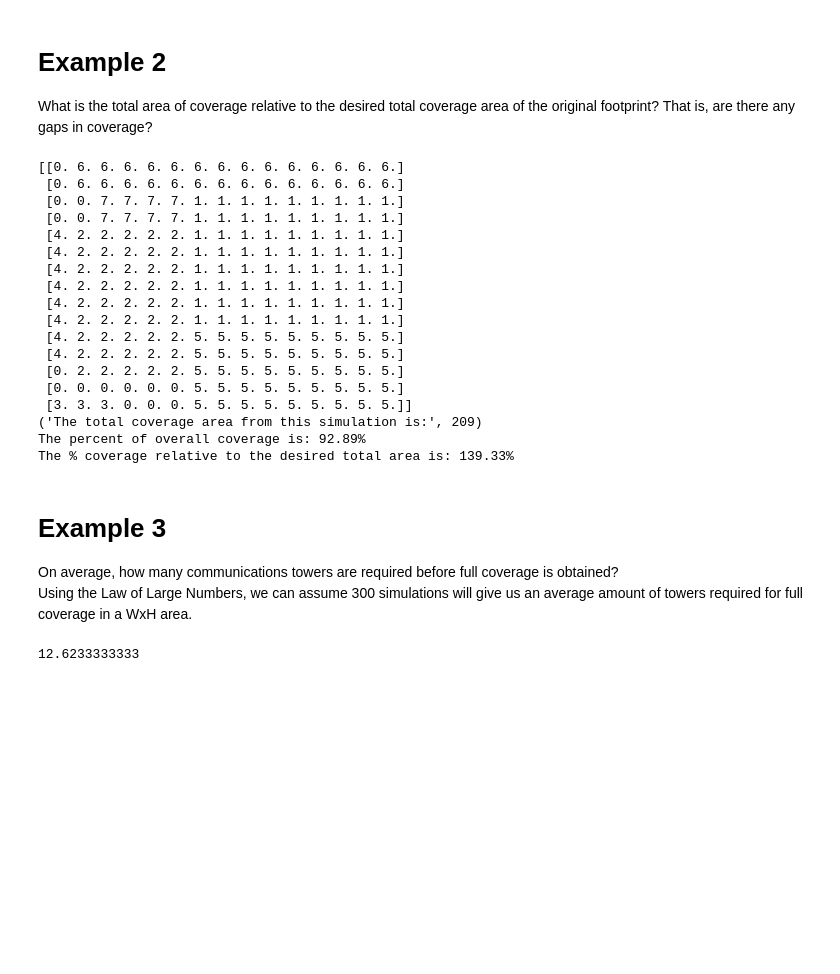
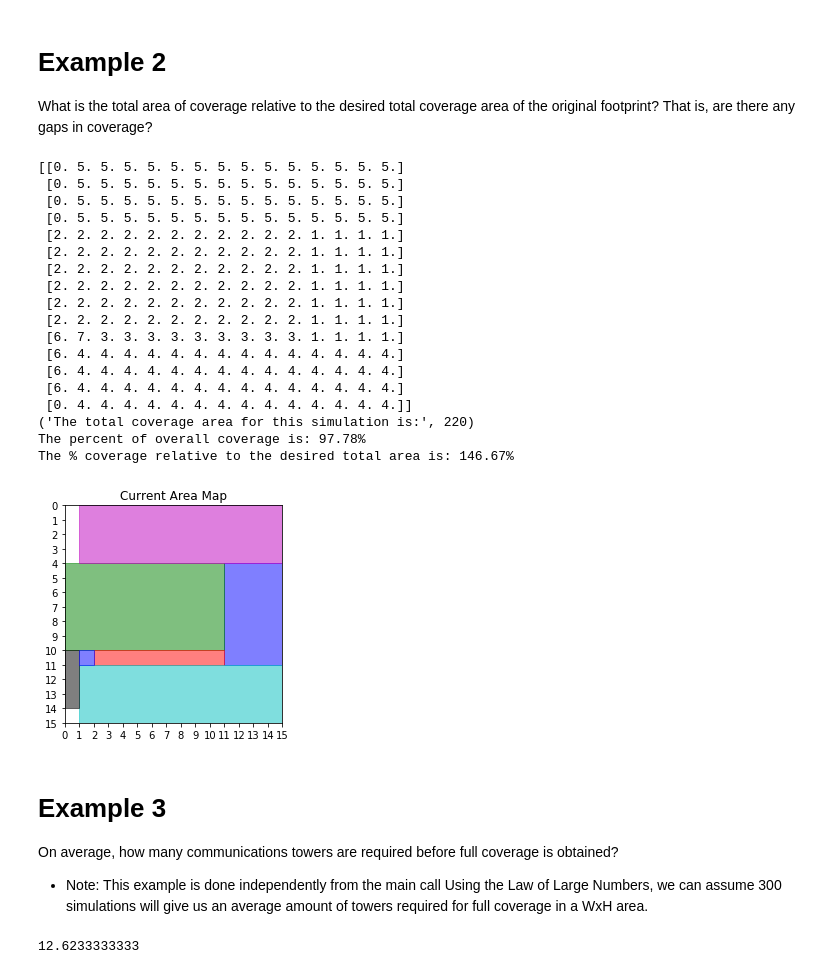
Before and after one commit to bhaktatejas922/individ-project, a Jupyter notebook: AD-Hoc.ipynb, the cells around one changed output. Drawn from its saved outputs; the diff is of its cells as text; code cells hidden in the pictures; blank space fills up the shorter version.

```diff
--- a/AD-Hoc.ipynb
+++ b/AD-Hoc.ipynb
@@ -384,48 +379,57 @@ original footprint? That is, are there any gaps in coverage?
 # %%
 def relative_coverage(desired, data, w, h):
     """
-    :param n: number of towers to be placed, is decremented every time a tower is placed
+    :param desired: desired coverage Area
     :param w: width of map
     :param h: height of map
     :param data: final updated map
     :return: % of coverage, and percent of coverage relative to what was wanted
     """
+    assert isinstance(desired, int)
+    assert desired>0
+    assert w>0
+    assert h>0
+
     non_zeros = np.count_nonzero(data)
     total_points = (w*h)
     coverage = non_zeros
     overall_cov = (float(coverage)/float(total_points))*100
     per_relative = (float(coverage)/float(desired))*100
+
     print ('The total coverage area for this simulation is:', coverage)
     print ('The percent of overall coverage is: ' + '{:.2f}'.format(overall_cov)+'%')
     print ('The % coverage relative to the desired total area is: ' + '{:.2f}'.format(per_relative)+'%')
 # %%
 # relative_coverage(desired_coverage, data, w, h)
 # Example desired coverage = 150, w=15, h=15
 print example
+plotting_towers(7,15,15,False)
 relative_coverage(150, example, 15, 15)
 # %% [output]
-[[0. 6. 6. 6. 6. 6. 6. 6. 6. 6. 6. 6. 6. 6. 6.]
- [0. 6. 6. 6. 6. 6. 6. 6. 6. 6. 6. 6. 6. 6. 6.]
- [0. 0. 7. 7. 7. 7. 1. 1. 1. 1. 1. 1. 1. 1. 1.]
- [0. 0. 7. 7. 7. 7. 1. 1. 1. 1. 1. 1. 1. 1. 1.]
- [4. 2. 2. 2. 2. 2. 1. 1. 1. 1. 1. 1. 1. 1. 1.]
- [4. 2. 2. 2. 2. 2. 1. 1. 1. 1. 1. 1. 1. 1. 1.]
- [4. 2. 2. 2. 2. 2. 1. 1. 1. 1. 1. 1. 1. 1. 1.]
- [4. 2. 2. 2. 2. 2. 1. 1. 1. 1. 1. 1. 1. 1. 1.]
- [4. 2. 2. 2. 2. 2. 1. 1. 1. 1. 1. 1. 1. 1. 1.]
- [4. 2. 2. 2. 2. 2. 1. 1. 1. 1. 1. 1. 1. 1. 1.]
- [4. 2. 2. 2. 2. 2. 5. 5. 5. 5. 5. 5. 5. 5. 5.]
- [4. 2. 2. 2. 2. 2. 5. 5. 5. 5. 5. 5. 5. 5. 5.]
- [0. 2. 2. 2. 2. 2. 5. 5. 5. 5. 5. 5. 5. 5. 5.]
- [0. 0. 0. 0. 0. 0. 5. 5. 5. 5. 5. 5. 5. 5. 5.]
- [3. 3. 3. 0. 0. 0. 5. 5. 5. 5. 5. 5. 5. 5. 5.]]
-('The total coverage area from this simulation is:', 209)
-The percent of overall coverage is: 92.89%
-The % coverage relative to the desired total area is: 139.33%
+[[0. 5. 5. 5. 5. 5. 5. 5. 5. 5. 5. 5. 5. 5. 5.]
+ [0. 5. 5. 5. 5. 5. 5. 5. 5. 5. 5. 5. 5. 5. 5.]
+ [0. 5. 5. 5. 5. 5. 5. 5. 5. 5. 5. 5. 5. 5. 5.]
+ [0. 5. 5. 5. 5. 5. 5. 5. 5. 5. 5. 5. 5. 5. 5.]
+ [2. 2. 2. 2. 2. 2. 2. 2. 2. 2. 2. 1. 1. 1. 1.]
+ [2. 2. 2. 2. 2. 2. 2. 2. 2. 2. 2. 1. 1. 1. 1.]
+ [2. 2. 2. 2. 2. 2. 2. 2. 2. 2. 2. 1. 1. 1. 1.]
+ [2. 2. 2. 2. 2. 2. 2. 2. 2. 2. 2. 1. 1. 1. 1.]
+ [2. 2. 2. 2. 2. 2. 2. 2. 2. 2. 2. 1. 1. 1. 1.]
+ [2. 2. 2. 2. 2. 2. 2. 2. 2. 2. 2. 1. 1. 1. 1.]
+ [6. 7. 3. 3. 3. 3. 3. 3. 3. 3. 3. 1. 1. 1. 1.]
+ [6. 4. 4. 4. 4. 4. 4. 4. 4. 4. 4. 4. 4. 4. 4.]
+ [6. 4. 4. 4. 4. 4. 4. 4. 4. 4. 4. 4. 4. 4. 4.]
+ [6. 4. 4. 4. 4. 4. 4. 4. 4. 4. 4. 4. 4. 4. 4.]
+ [0. 4. 4. 4. 4. 4. 4. 4. 4. 4. 4. 4. 4. 4. 4.]]
+('The total coverage area for this simulation is:', 220)
+The percent of overall coverage is: 97.78%
+The % coverage relative to the desired total area is: 146.67%
+[figure, added]
 # %% [markdown]
 # Example 3
 On average, how many communications towers are required before full coverage is
 obtained?<br>
+- Note: This example is done independently from the main call
 Using the Law of Large Numbers, we can assume 300 simulations will give us an average amount of towers required for full coverage in a WxH area.
 # %%
 def num_towers_full(w, h):
```
Also changed, not shown: parts of 7 cells of this notebook.
